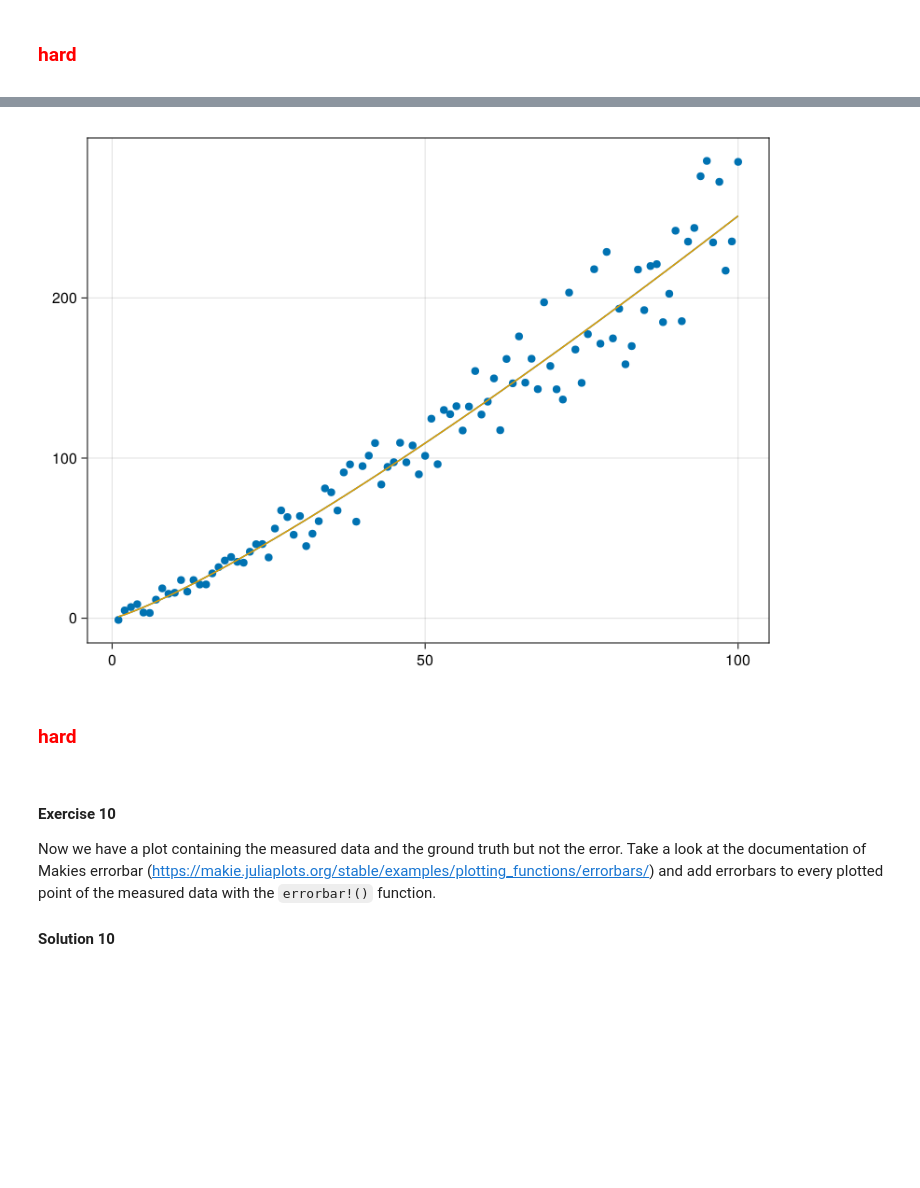
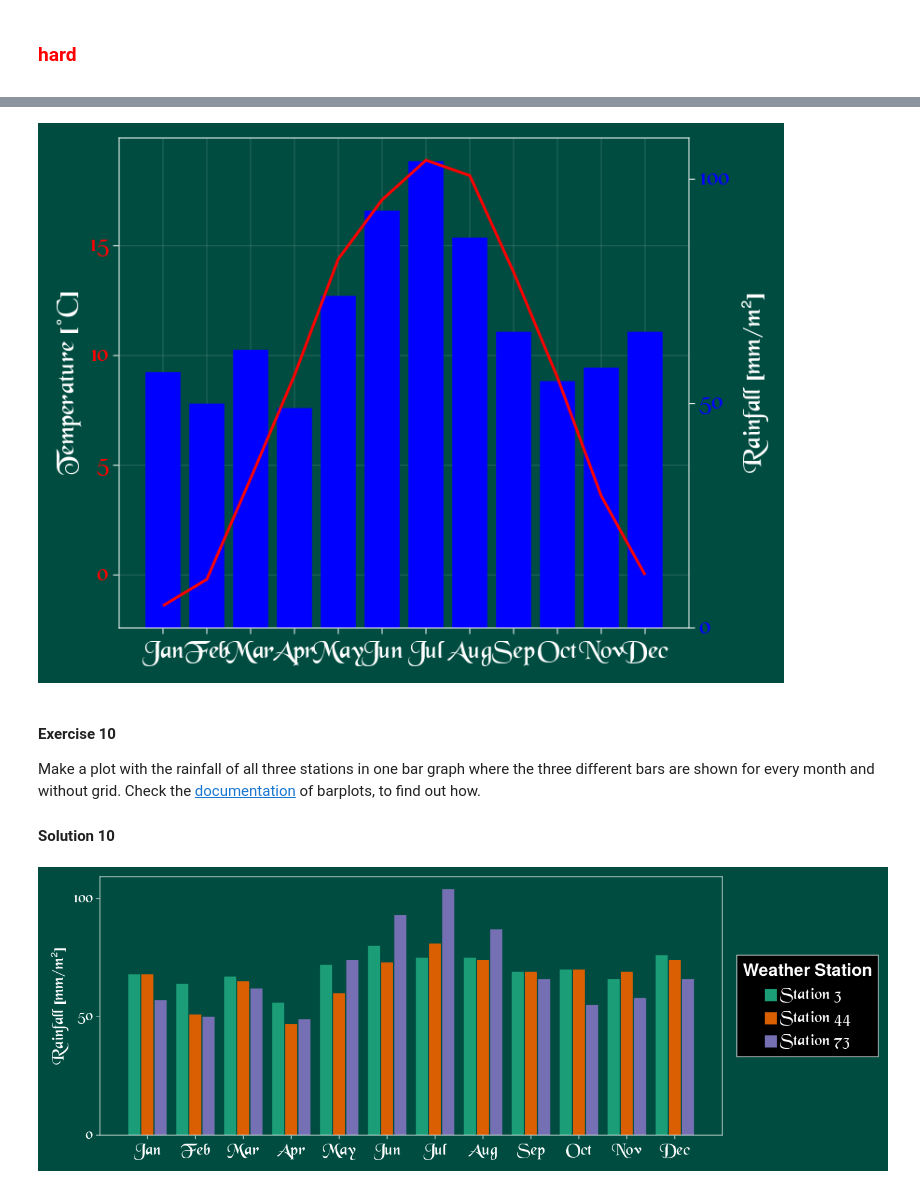
Before and after one commit to AndreasKuhn-ak/WS2022_Julia, a Jupyter notebook: Part_6_Plots/Plots_solutions.ipynb, the cells around one changed output, grey strips where cells are left out. Cells and saved outputs as stored; diff of their text form; code cells hidden in the pictures; blank space fills up the shorter version.

```diff
--- a/Part_6_Plots/Plots_solutions.ipynb
+++ b/Part_6_Plots/Plots_solutions.ipynb
@@ -190,16 +215,48 @@ Make a diagram in wich `averagetemp_Station73` are plotted as a line graph and `
 # %%
-y_truth = [ x^1.2 for x in 1:100];
+fig_10 = Figure()
+ax10_right = Axis(fig_10[1, 1], yticklabelcolor = :blue, yaxisposition = :right, ylabel = "Rainfall [mm/m²]",xgridvisible = false,
+        ygridvisible = false)
+ax10_left = Axis(fig_10[1, 1], yticklabelcolor = :red,xticks = (months, Months), ylabel = "Temperature [°C]")
+
+hidespines!(ax10_right)
+hidexdecorations!(ax10_right,minorgrid = false)
+
+
+barplot!(ax10_right,months,rainfall_Station73, color = :blue)
+lines!(ax10_left,months,averagetemp_Station73, color = :red, linewidth = 3)
+
+ylims!(ax10_right, low = 0)
+#ylims!(ax10_left, low = 0)
+
+xlims!(ax10_right, 0,13)
+xlims!(ax10_left, 0,13)
+fig_10
+# %% [output]
+[figure, added]
-# %%
-lines!(x, y_truth)
-first_fig
-# %% [output]
-[figure, removed]
-# %% [markdown]
-### <p style='color: red'>hard</p>
 # %% [markdown]
 #### Exercise 10
-Now we have a plot containing the measured data and the ground truth but not the error.  Take a look at the documentation of Makies errorbar (https://makie.juliaplots.org/stable/examples/plotting_functions/errorbars/) and add errorbars to every plotted point of the measured data with the `errorbar!()` function.
+ Make a plot with the rainfall of all three stations in one bar graph where the three different bars are shown for every month and without grid. Check the [documentation](https://docs.makie.org/stable/examples/plotting_functions/barplot/) of barplots, to find out how.
 
 #### Solution 10
 # %%
-y_error = [0.5*x+5 for x in 1:100];
+import ColorSchemes as co
+cum_months = repeat(months,3)
+all_stations = append!(Float64[],rainfall_Station3,rainfall_Station44,rainfall_Station73)
+
+
+fig_11 = Figure(resolution =(1400,500))
+ax11 = Axis(fig_11[1,1],xgridvisible = false,
+        ygridvisible = false,xticks = (months, Months),ylabel = "Rainfall [mm/m²]")
+barplot!(cum_months,all_stations, dodge = [x for x in 1:3 for y in 1:12],
+    color = [x for x in 1:3 for y in 1:12], colormap = co.:Dark2_3)
+ylims!(low = 0)
+
+labels = ["Station 3", "Station 44", "Station 73"]
+elements = [PolyElement(color =co.:Dark2_3[i]) for i in 1:length(labels)]
+title = "Weather Station"
+
+Legend(fig_11[1,2],elements, labels, title)
+
+fig_11
+# %% [output]
+[figure, added]
```
Also changed, not shown: parts of 21 cells of this notebook.
